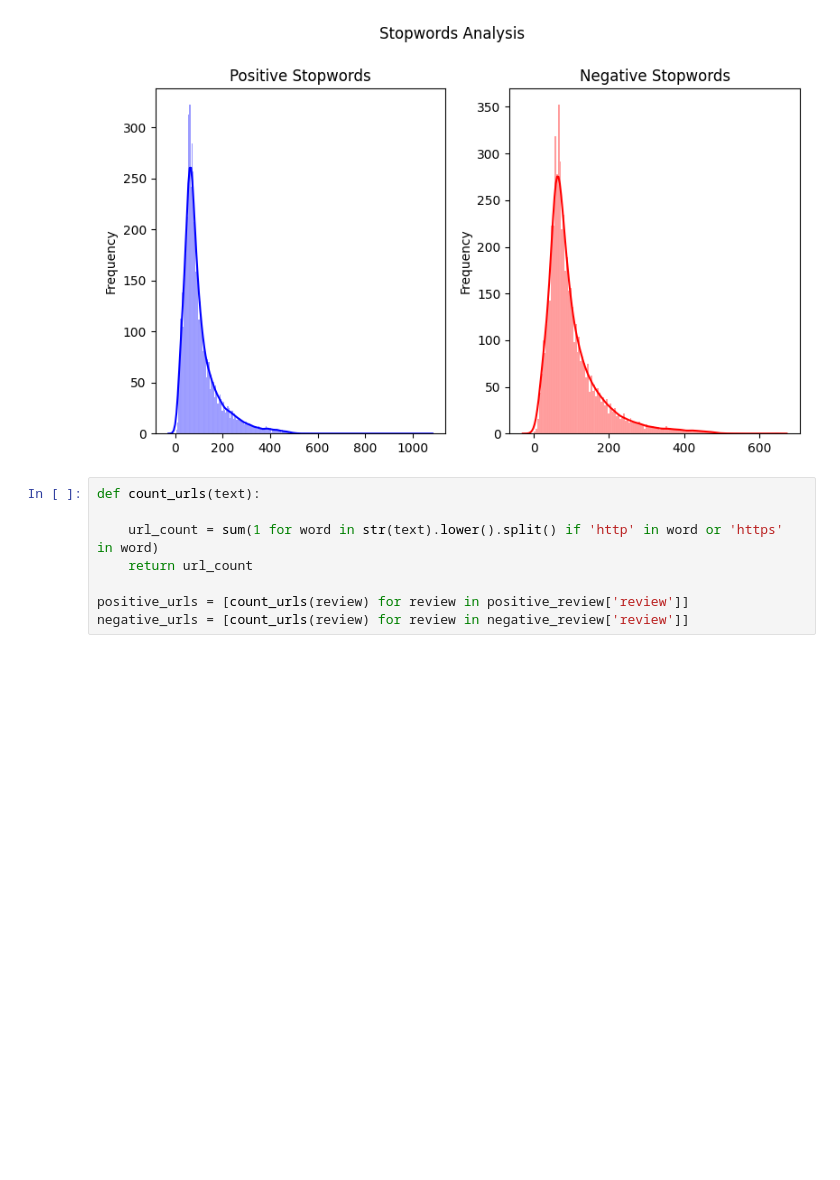
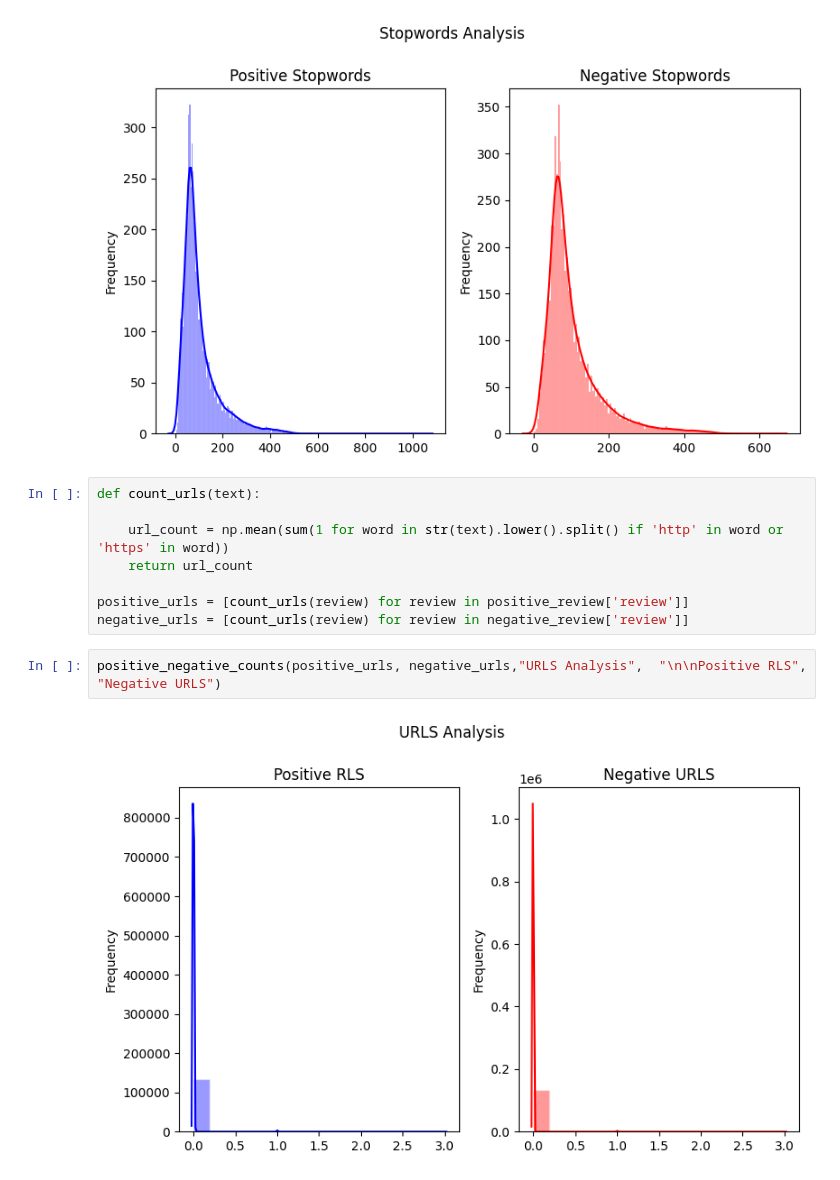
Before and after one commit to ifuu16/Movie_Sentiment_Analysis, a Jupyter notebook: data_preprocessing.ipynb, the cells around one changed output. Drawn from its saved outputs; the diff is of its cells as text; blank space fills up the shorter version.

```diff
--- a/data_preprocessing.ipynb
+++ b/data_preprocessing.ipynb
@@ -141,8 +141,12 @@ positive_negative_counts(positive_stopwords, negative_stopwords,"Stopwords Analy
 # %%
 def count_urls(text):
 
-    url_count = sum(1 for word in str(text).lower().split() if 'http' in word or 'https' in word)
+    url_count = np.mean(sum(1 for word in str(text).lower().split() if 'http' in word or 'https' in word))
     return url_count
 
 positive_urls = [count_urls(review) for review in positive_review['review']]
 negative_urls = [count_urls(review) for review in negative_review['review']]
+# %%
+positive_negative_counts(positive_urls, negative_urls,"URLS Analysis",  "\n\nPositive RLS", "Negative URLS")
+# %% [output]
+[figure, added]
```
Also changed, not shown: parts of 3 cells of this notebook.
